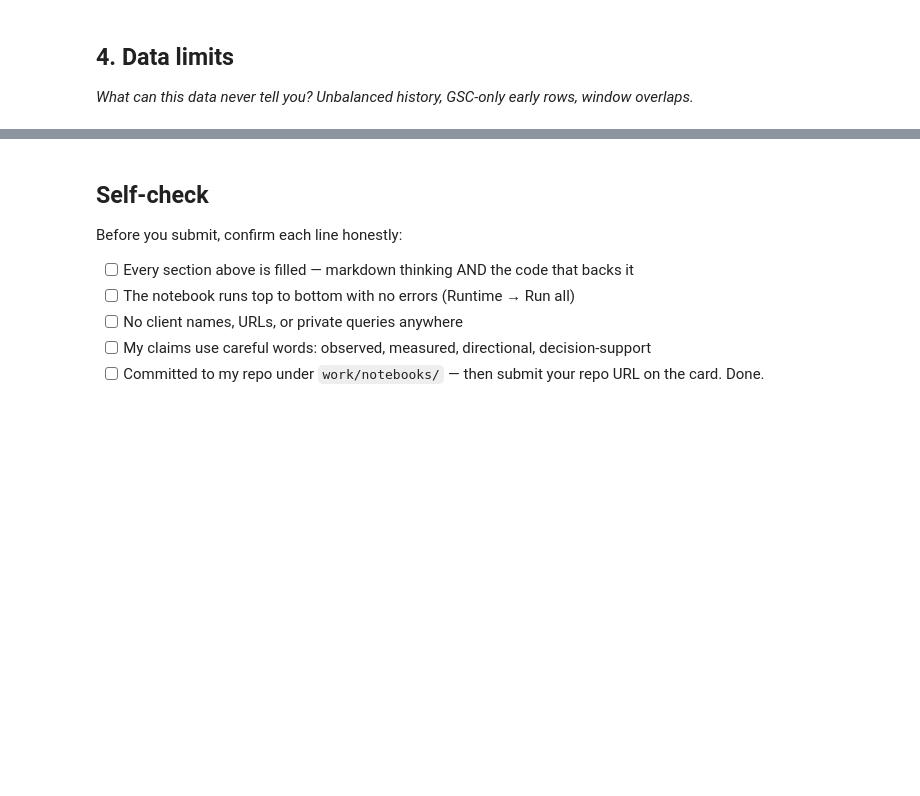
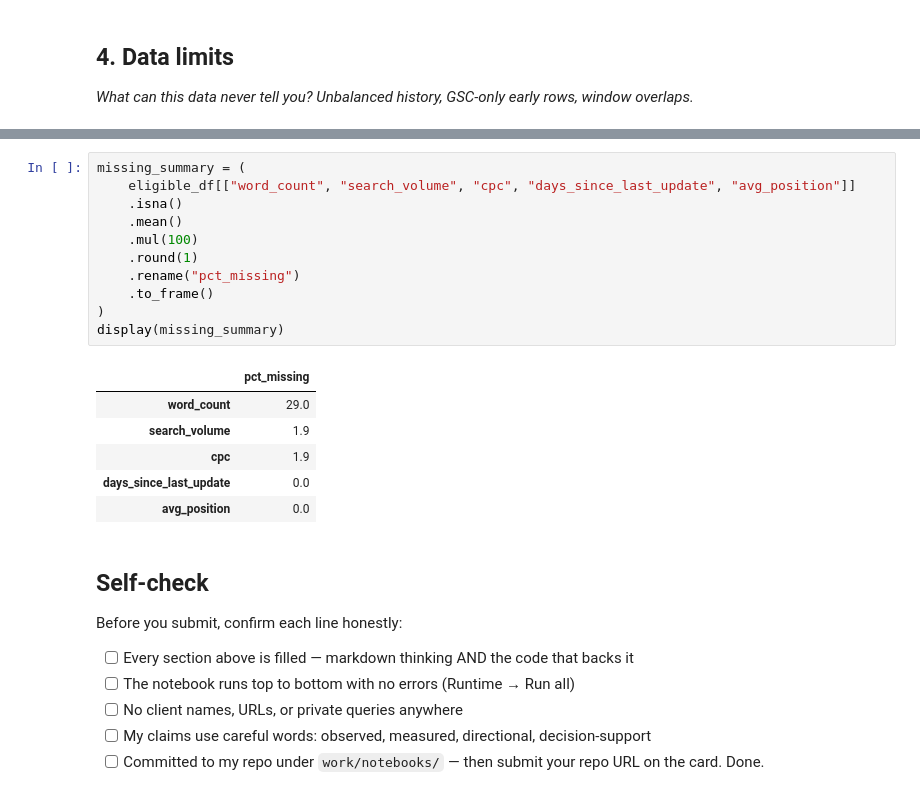
Before and after one commit to lakshmitejaswiniparuchuri/flyrank-ml-internship, a Jupyter notebook: work/notebooks/w03_data_contract.ipynb, the cells around one changed output, grey strips where cells are left out. Saved outputs shown, nothing was run; the diff lists cells and outputs as text; blank space fills up the shorter version.

```diff
--- a/work/notebooks/w03_data_contract.ipynb
+++ b/work/notebooks/w03_data_contract.ipynb
@@ -37,3 +236,21 @@ This skeleton is yours to fill. Work the sections **in order** — each one has
+# %%
+missing_summary = (
+    eligible_df[["word_count", "search_volume", "cpc", "days_since_last_update", "avg_position"]]
+    .isna()
+    .mean()
+    .mul(100)
+    .round(1)
+    .rename("pct_missing")
+    .to_frame()
+)
+display(missing_summary)
+# %% [output]
+|  | pct_missing |
+| word_count | 29.0 |
+| search_volume | 1.9 |
+| cpc | 1.9 |
+| days_since_last_update | 0.0 |
+| avg_position | 0.0 |
 # %% [markdown]
 ## Self-check
 
```
Also changed, not shown: parts of 11 cells of this notebook.
